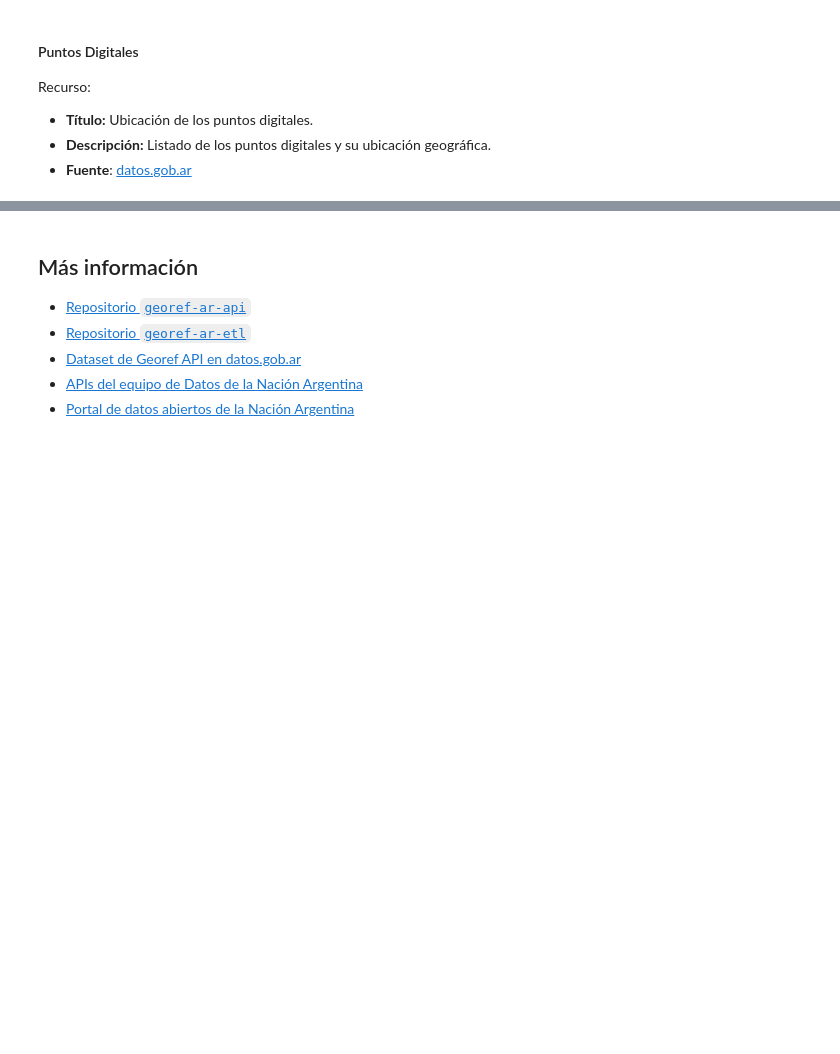
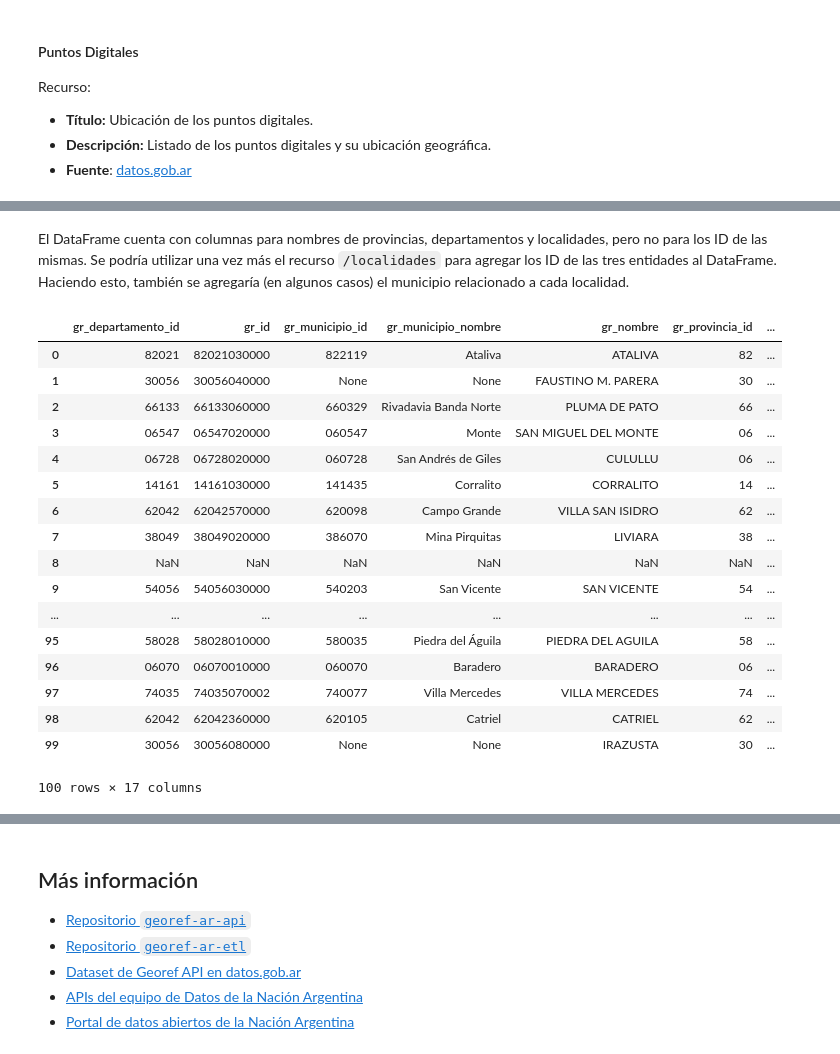
Before and after one commit to datosgobar/taller-georef-pyconar-2018, a Jupyter notebook: pyconar.ipynb, the cells around one changed output, grey strips where cells are left out. Cells and saved outputs as stored; diff of their text form; code cells hidden in the pictures; blank space fills up the shorter version.

Commit message:
Agrega ejemplo ARSAT - Plan Federal de Internet.

```diff
--- a/pyconar.ipynb
+++ b/pyconar.ipynb
@@ -424,6 +424,7 @@ df_justicia = load_csv('centros-acceso-justicia-activos.csv')
 df_rencap = load_csv('denuncias-rencap-2018-10-02.csv')
 df_minerales = load_csv('geologa-climatologa-yacimientos-minerales.csv')
 df_puntos_digitales = load_csv('puntos-digitales.csv')
+df_arsat_internet = load_csv('arsat-internet.csv')
 # %% [markdown]
 #### Ventas de Bioetanol
 Recurso:
@@ -668,0 +685,29 @@ georef_normalize_entities(
+# %% [markdown]
+El DataFrame cuenta con columnas para nombres de provincias, departamentos y localidades, pero no para los ID de las mismas. Se podría utilizar una vez más el recurso `/localidades` para agregar los ID de las tres entidades al DataFrame. Haciendo esto, también se agregaría (en algunos casos) el municipio relacionado a cada localidad.
+# %%
+georef_normalize_entities(
+    df_arsat_internet,
+    'localidades',
+    {'nombre': 'Localidad', 'provincia': 'Provincia', 'departamento': 'Departamento'},
+    {'campos': 'id, nombre, departamento.id, provincia.id, municipio.id, municipio.nombre'},
+    prefix='gr_'
+)
+# %% [output]
+|  | gr_departamento_id | gr_id | gr_municipio_id | gr_municipio_nombre | gr_nombre | gr_provincia_id | ... |
+| 0 | 82021 | 82021030000 | 822119 | Ataliva | ATALIVA | 82 | ... |
+| 1 | 30056 | 30056040000 | None | None | FAUSTINO M. PARERA | 30 | ... |
+| 2 | 66133 | 66133060000 | 660329 | Rivadavia Banda Norte | PLUMA DE PATO | 66 | ... |
+| 3 | 06547 | 06547020000 | 060547 | Monte | SAN MIGUEL DEL MONTE | 06 | ... |
+| 4 | 06728 | 06728020000 | 060728 | San Andrés de Giles | CULULLU | 06 | ... |
+| 5 | 14161 | 14161030000 | 141435 | Corralito | CORRALITO | 14 | ... |
+| 6 | 62042 | 62042570000 | 620098 | Campo Grande | VILLA SAN ISIDRO | 62 | ... |
+| 7 | 38049 | 38049020000 | 386070 | Mina Pirquitas | LIVIARA | 38 | ... |
+| 8 | NaN | NaN | NaN | NaN | NaN | NaN | ... |
+| 9 | 54056 | 54056030000 | 540203 | San Vicente | SAN VICENTE | 54 | ... |
+| ... | ... | ... | ... | ... | ... | ... | ... |
+| 95 | 58028 | 58028010000 | 580035 | Piedra del Águila | PIEDRA DEL AGUILA | 58 | ... |
+| 96 | 06070 | 06070010000 | 060070 | Baradero | BARADERO | 06 | ... |
+| 97 | 74035 | 74035070002 | 740077 | Villa Mercedes | VILLA MERCEDES | 74 | ... |
+| 98 | 62042 | 62042360000 | 620105 | Catriel | CATRIEL | 62 | ... |
+| 99 | 30056 | 30056080000 | None | None | IRAZUSTA | 30 | ... |
+100 rows × 17 columns
```
Also changed, not shown: parts of 13 cells of this notebook, 3 other files.
